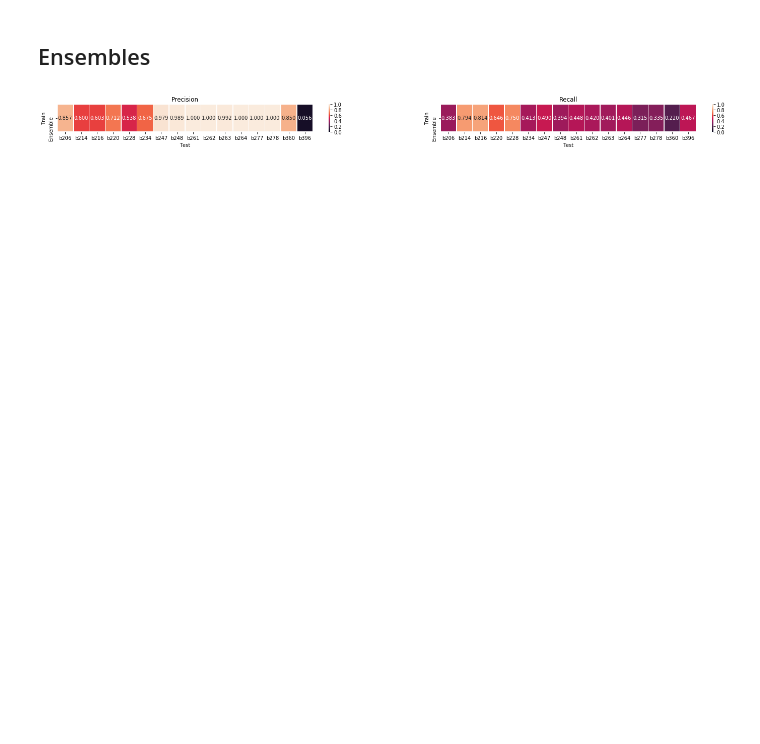
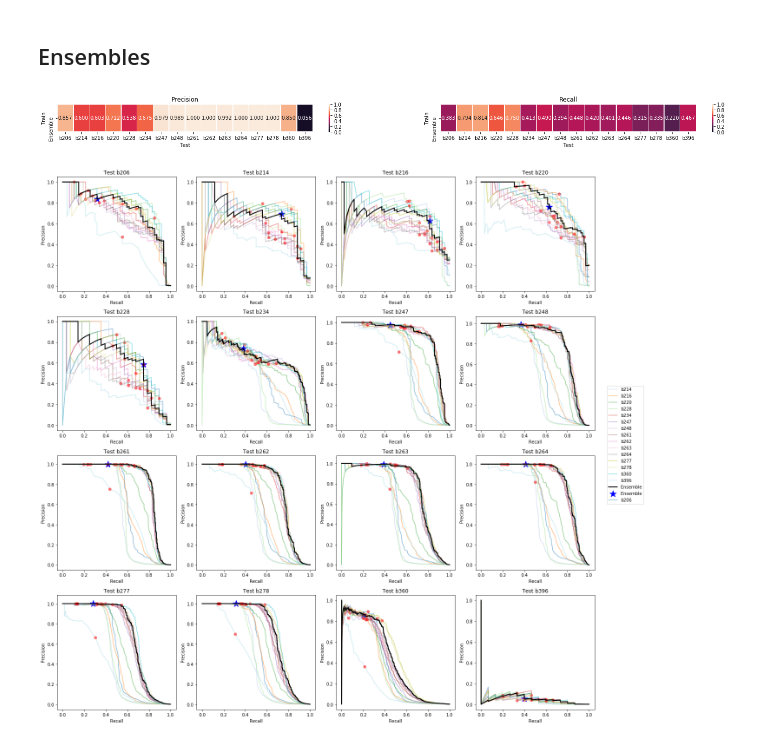
Before and after one commit to leliel12/How-far-can-we-can-go, a Jupyter notebook: 13_ALL_kfolds.ipynb, the cells around one changed output. Saved outputs shown, nothing was run; the diff lists cells and outputs as text; code cells hidden in the pictures; blank space fills up the shorter version.

```diff
--- a/13_ALL_kfolds.ipynb
+++ b/13_ALL_kfolds.ipynb
@@ -311,9 +311,10 @@ for t in data.keys():
 
 ax.axvline(FIXED_RECALL, ls="--", color="k", label=f"Recall={FIXED_RECALL}")
 
-ax.legend(bbox_to_anchor=(1.1, 1))
+lgd = ax.legend(bbox_to_anchor=(1.1, 1))
 
 fig.tight_layout()
+fig.savefig("plots/s_kfolds/kfolds_curves.pdf", bbox_extra_artists=(lgd,), bbox_inches='tight')
 # %% [output]
 [figure]
 # %% [markdown]
@@ -543,28 +545,32 @@ ensemble_heatmap(axes, ensemble)
 # %%
 def ensemble_curve():
     fig, axes = plt.subplots(4, 4, figsize=(18, 18))
     fig, by_tile = make_all_kfold_curves(
         axes=axes, fig=fig, tiles=tiles, all_results=all_results, alpha=.5, nolegend=True);
 
     legend_curve = "Ensemble"
     for r in ensemble:
         ax = by_tile[r.test_name]
 
         efold_thrs = np.average([v for k, v in thresholds.items() if k != train_name])
 
         precs, recalls, probs = r.prec_rec_curve
         idx = nearest(probs, efold_thrs)
 
         fix_recall = recalls[idx]
         fix_precs = precs[idx]
 
         ax.plot(recalls, precs, color="k", linewidth=2, label=legend_curve)
         ax.scatter(fix_recall, fix_precs, marker="*", color="b", s=250, label=legend_curve)
 
         legend_curve = "_nolegend_"
 
-#     fig.legend(loc=7, bbox_to_anchor=(1.05, 0.5))
+    lgd = fig.legend(loc=7, bbox_to_anchor=(1.08, 0.5))
     fig.tight_layout()
+    return lgd
 
 
-ensemble_curve()
+lgd = ensemble_curve()
+fig.savefig("plots/s_kfolds/ensemble_curves.pdf", bbox_extra_artists=(lgd,), bbox_inches='tight')
+# %% [output]
+[figure, added]
```
Also changed, not shown: parts of 6 cells of this notebook.
